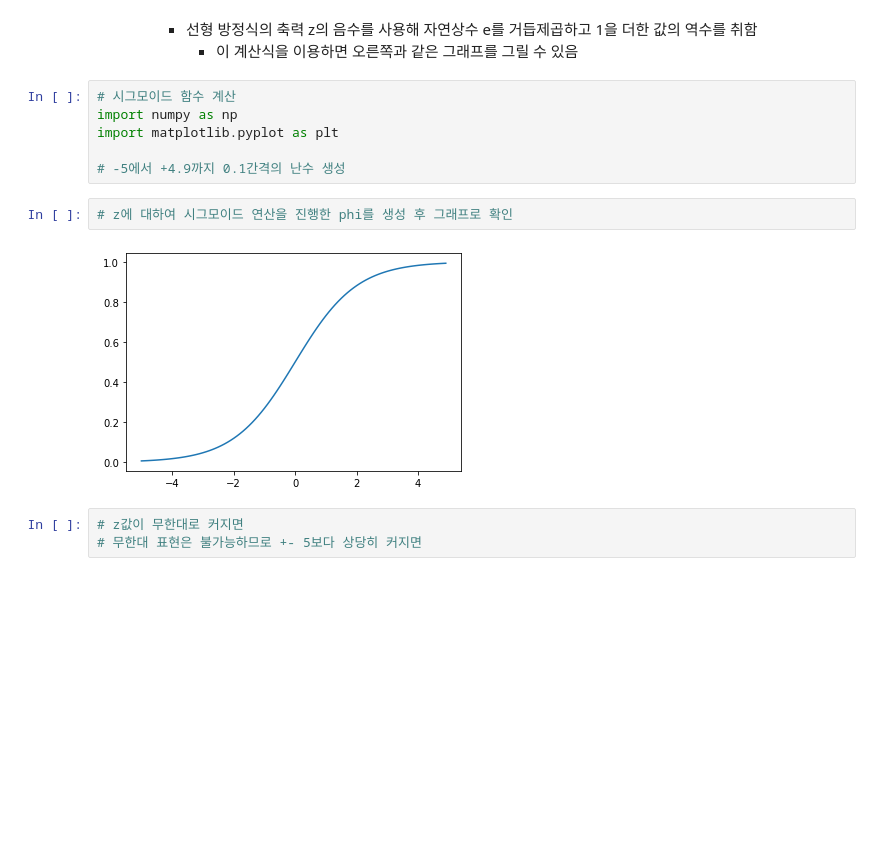
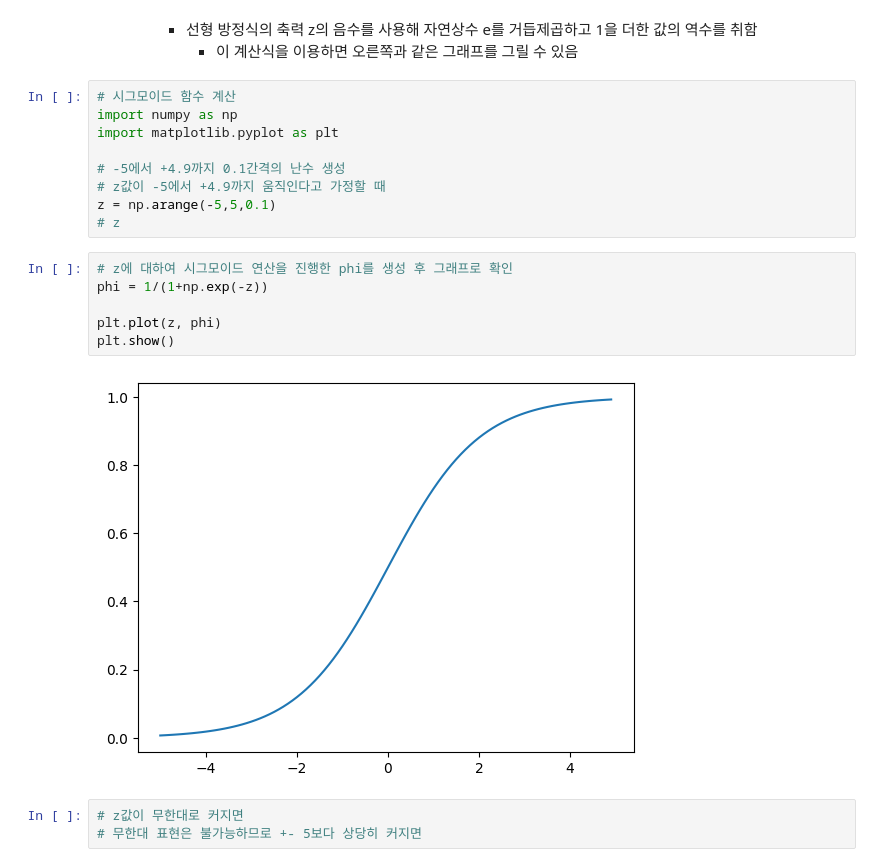
Before and after one commit to junhokim42/Python_study, a Jupyter notebook: Bigdata_training/Bigdata_analysis/day7/머신러닝_04_1_로지스틱회귀(분류).ipynb, the cells around one changed output. Cells and saved outputs as stored; diff of their text form; blank space fills up the shorter version.

```diff
--- a/Bigdata_training/Bigdata_analysis/day7/머신러닝_04_1_로지스틱회귀(분류).ipynb
+++ b/Bigdata_training/Bigdata_analysis/day7/머신러닝_04_1_로지스틱회귀(분류).ipynb
@@ -100,10 +127,17 @@ import numpy as np
 import matplotlib.pyplot as plt
 
 # -5에서 +4.9까지 0.1간격의 난수 생성
+# z값이 -5에서 +4.9까지 움직인다고 가정할 때
+z = np.arange(-5,5,0.1)
+# z
 # %%
 # z에 대하여 시그모이드 연산을 진행한 phi를 생성 후 그래프로 확인
+phi = 1/(1+np.exp(-z))
+
+plt.plot(z, phi)
+plt.show()
 # %% [output]
-[figure, old version]
+[figure, new version]
 # %%
 # z값이 무한대로 커지면
 # 무한대 표현은 불가능하므로 +- 5보다 상당히 커지면
```
Also changed, not shown: parts of 51 cells of this notebook, 6 other files.
